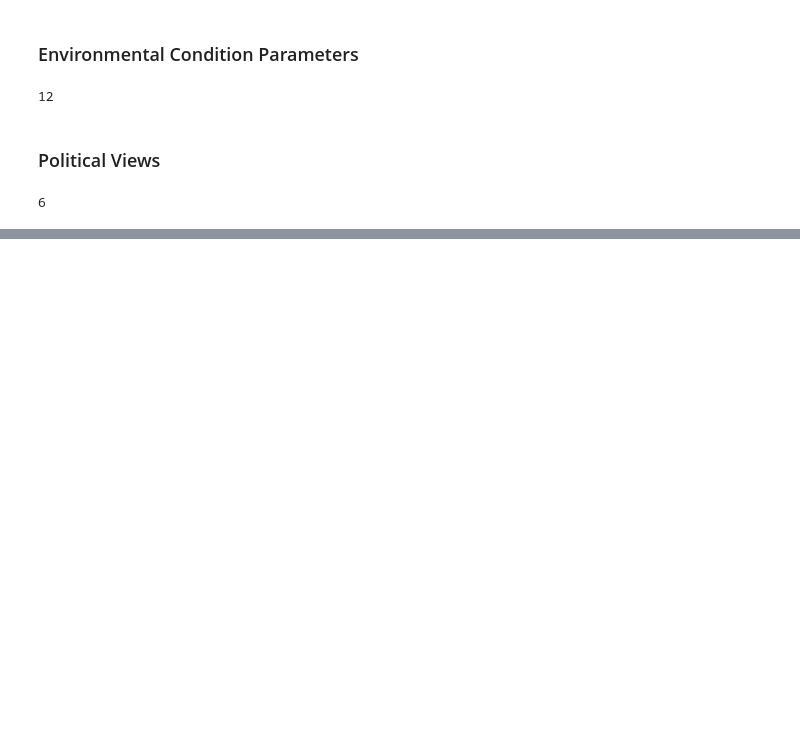
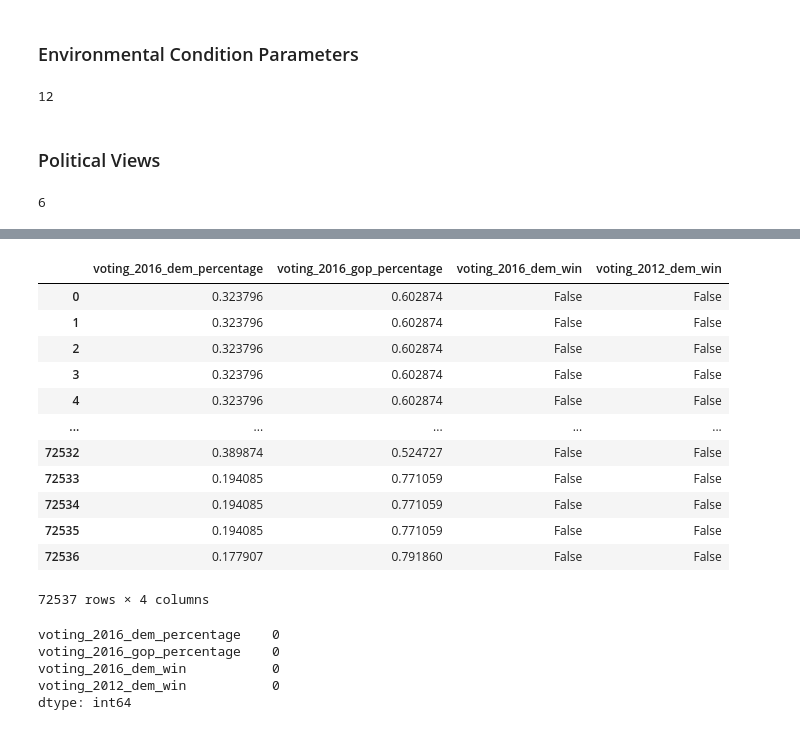
Before and after one commit to zs19930830/CMPE255, a Jupyter notebook: src/DeepSolar.ipynb, the cells around one changed output, grey strips where cells are left out. Saved outputs shown, nothing was run; the diff lists cells and outputs as text; code cells hidden in the pictures; blank space fills up the shorter version.

Commit message:
clean pol_data

```diff
--- a/src/DeepSolar.ipynb
+++ b/src/DeepSolar.ipynb
@@ -215,9 +230,9 @@ len(envt_parameters)
 # %% [markdown]
 ### Political Views
 # %%
-political_parameters = [
+pol_var = [
 
-    'voting_2016_dem_percentage',
+'voting_2016_dem_percentage',
 'voting_2016_gop_percentage',
 'voting_2016_dem_win',
 'voting_2012_dem_percentage',
@@ -228,3 +243,6 @@ political_parameters = [
 len(political_parameters)
 # %% [output]
 6
+# %%
+pol_data = data[pol_var]
+pol_data.isnull().sum()
@@ -230,0 +269,32 @@ len(political_parameters)
+# %%
+pol_data = pol_data.drop(['voting_2012_dem_percentage',
+'voting_2012_gop_percentage'], axis = 1)
+pol_data
+# %% [output]
+|  | voting_2016_dem_percentage | voting_2016_gop_percentage | voting_2016_dem_win | voting_2012_dem_win |
+| 0 | 0.323796 | 0.602874 | False | False |
+| 1 | 0.323796 | 0.602874 | False | False |
+| 2 | 0.323796 | 0.602874 | False | False |
+| 3 | 0.323796 | 0.602874 | False | False |
+| 4 | 0.323796 | 0.602874 | False | False |
+| ... | ... | ... | ... | ... |
+| 72532 | 0.389874 | 0.524727 | False | False |
+| 72533 | 0.194085 | 0.771059 | False | False |
+| 72534 | 0.194085 | 0.771059 | False | False |
+| 72535 | 0.194085 | 0.771059 | False | False |
+| 72536 | 0.177907 | 0.791860 | False | False |
+72537 rows × 4 columns
+# %%
+# Filling the missing vlaues with the mean of the values and checking for any other missing values
+
+mean = pol_data['voting_2016_dem_percentage'].mean()
+mean1 = pol_data['voting_2016_gop_percentage'].mean()
+pol_data['voting_2016_dem_percentage'].fillna(mean, inplace=True)
+pol_data['voting_2016_gop_percentage'].fillna(mean1, inplace=True)
+pol_data.isnull().sum()
+# %% [output]
+voting_2016_dem_percentage    0
+voting_2016_gop_percentage    0
+voting_2016_dem_win           0
+voting_2012_dem_win           0
+dtype: int64
```
Also changed, not shown: parts of 10 cells of this notebook.
